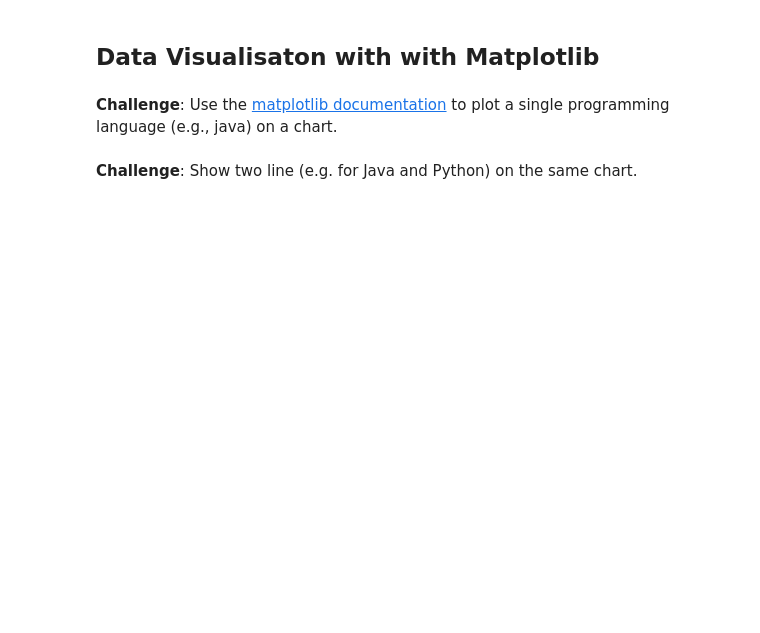
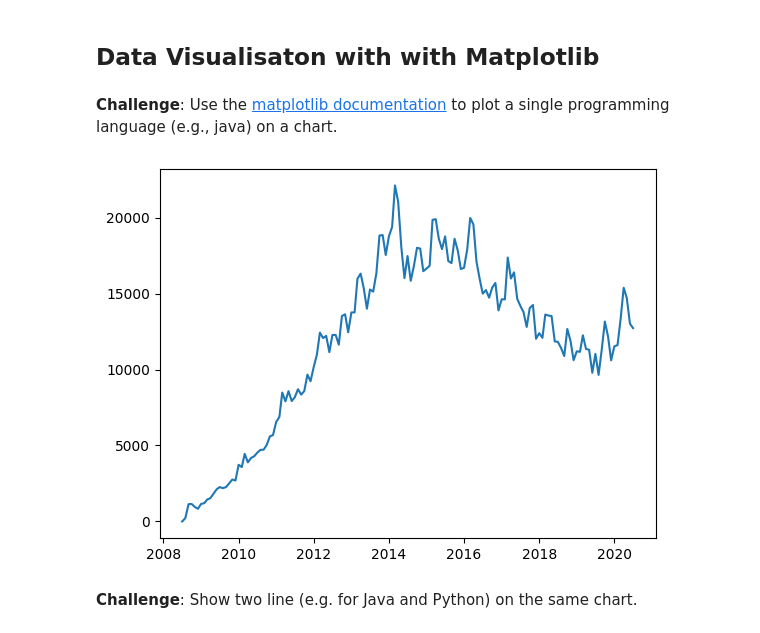
Before and after one commit to cookjosh/udemy100days, a Jupyter notebook: days71-80/day72-matplotlib/matplotlib-intro.ipynb, the cells around one changed output. Drawn from its saved outputs; the diff is of its cells as text; code cells hidden in the pictures; blank space fills up the shorter version.

Commit message:
Finished lesson. Plotting with matplotlib

```diff
--- a/days71-80/day72-matplotlib/matplotlib-intro.ipynb
+++ b/days71-80/day72-matplotlib/matplotlib-intro.ipynb
@@ -106,3 +107,5 @@ df.groupby("TAG").count()
 ## Data Cleaning
 
 Let's fix the date format to make it more readable. We need to use Pandas to change format from a string of "2008-07-01 00:00:00" to a datetime object with the format of "2008-07-01"
+# %%
+df["DATE"] = pd.to_datetime(df['DATE'])
@@ -109,2 +121,5 @@ Let's fix the date format to make it more readable. We need to use Pandas to cha
 # %% [markdown]
 ## Data Manipulation
+# %%
+reshaped_df = df.pivot(index="DATE", columns="TAG", values="POSTS")
+reshaped_df.head()
@@ -114,0 +177,2 @@ Let's fix the date format to make it more readable. We need to use Pandas to cha
+# %%
+reshaped_df.fillna(value=0, inplace=True)
@@ -116,5 +184,10 @@ Let's fix the date format to make it more readable. We need to use Pandas to cha
 ## Data Visualisaton with with Matplotlib
 # %% [markdown]
 **Challenge**: Use the [matplotlib documentation](https://matplotlib.org/3.2.1/api/_as_gen/matplotlib.pyplot.plot.html#matplotlib.pyplot.plot) to plot a single programming language (e.g., java) on a chart.
+# %%
+plt.plot(reshaped_df.java)
+plt.show()
+# %% [output]
+[figure, added]
 # %% [markdown]
 **Challenge**: Show two line (e.g. for Java and Python) on the same chart.
```
Also changed, not shown: parts of 10 cells of this notebook.
